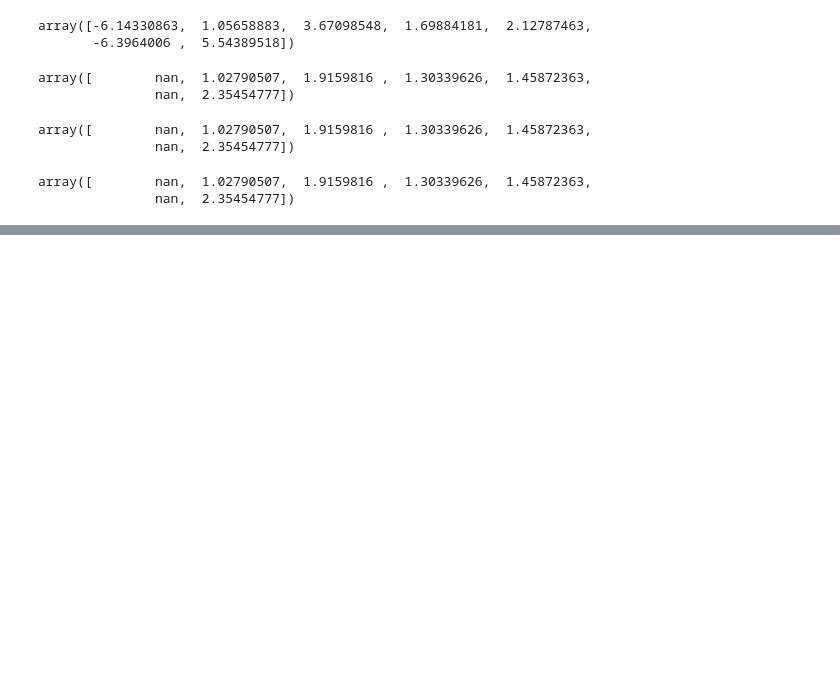
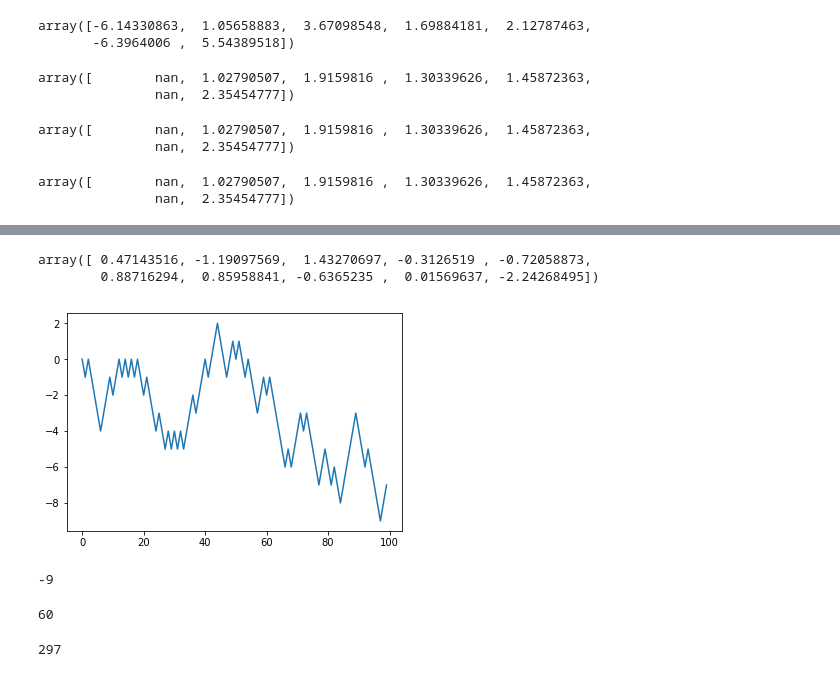
Before and after one commit to bmoretz/Notebooks, a Jupyter notebook: PythonForDataAnalysis/ch_04.ipynb, the cells around one changed output, grey strips where cells are left out. Cells and saved outputs as stored; diff of their text form; code cells hidden in the pictures; blank space fills up the shorter version.

```diff
--- a/PythonForDataAnalysis/ch_04.ipynb
+++ b/PythonForDataAnalysis/ch_04.ipynb
@@ -620,0 +975,22 @@ array([        nan,  1.02790507,  1.9159816 ,  1.30339626,  1.45872363,
+# %%
+rng = np.random.RandomState(1234)
+
+rng.randn(10)
+# %% [output]
+array([ 0.47143516, -1.19097569,  1.43270697, -0.3126519 , -0.72058873,
+        0.88716294,  0.85958841, -0.6365235 ,  0.01569637, -2.24268495])
+# %%
+import random
+
+position = 0
+
+walk = [position]
+steps = 1000
+for i in range(steps):
+    step = 1 if random.randint(0,1) else -1
+    position += step
+    walk.append(position)
+
+plt.plot( walk[:100] ); plt.show()
+# %% [output]
+[figure, added]
@@ -620,0 +1003,12 @@ array([        nan,  1.02790507,  1.9159816 ,  1.30339626,  1.45872363,
+# %%
+walk.min()
+# %% [output]
+-9
+# %%
+walk.max()
+# %% [output]
+60
+# %%
+(np.abs(walk) >= 10).argmax()
+# %% [output]
+297
```
Also changed, not shown: parts of 72 cells of this notebook, 3 other files.
